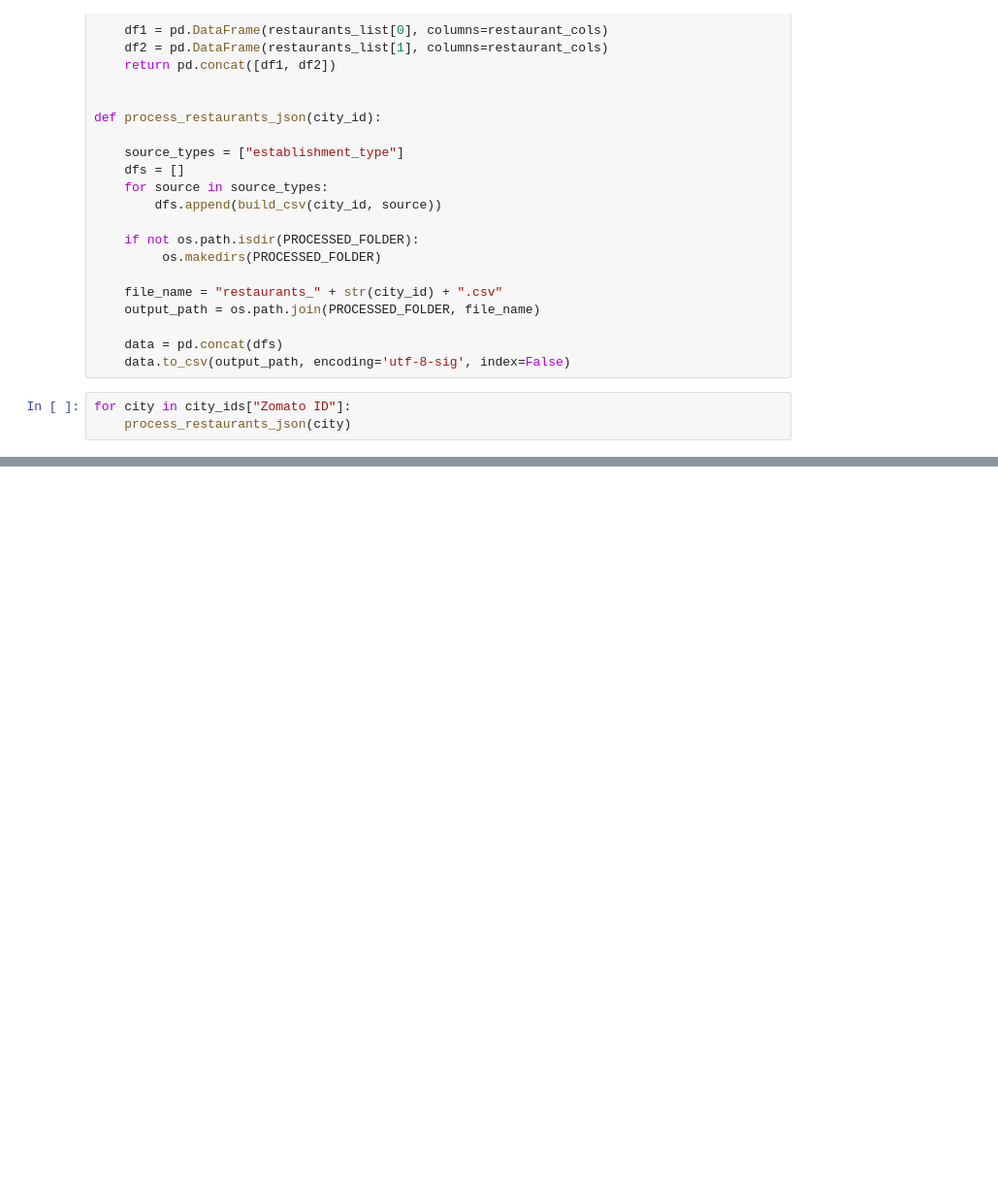
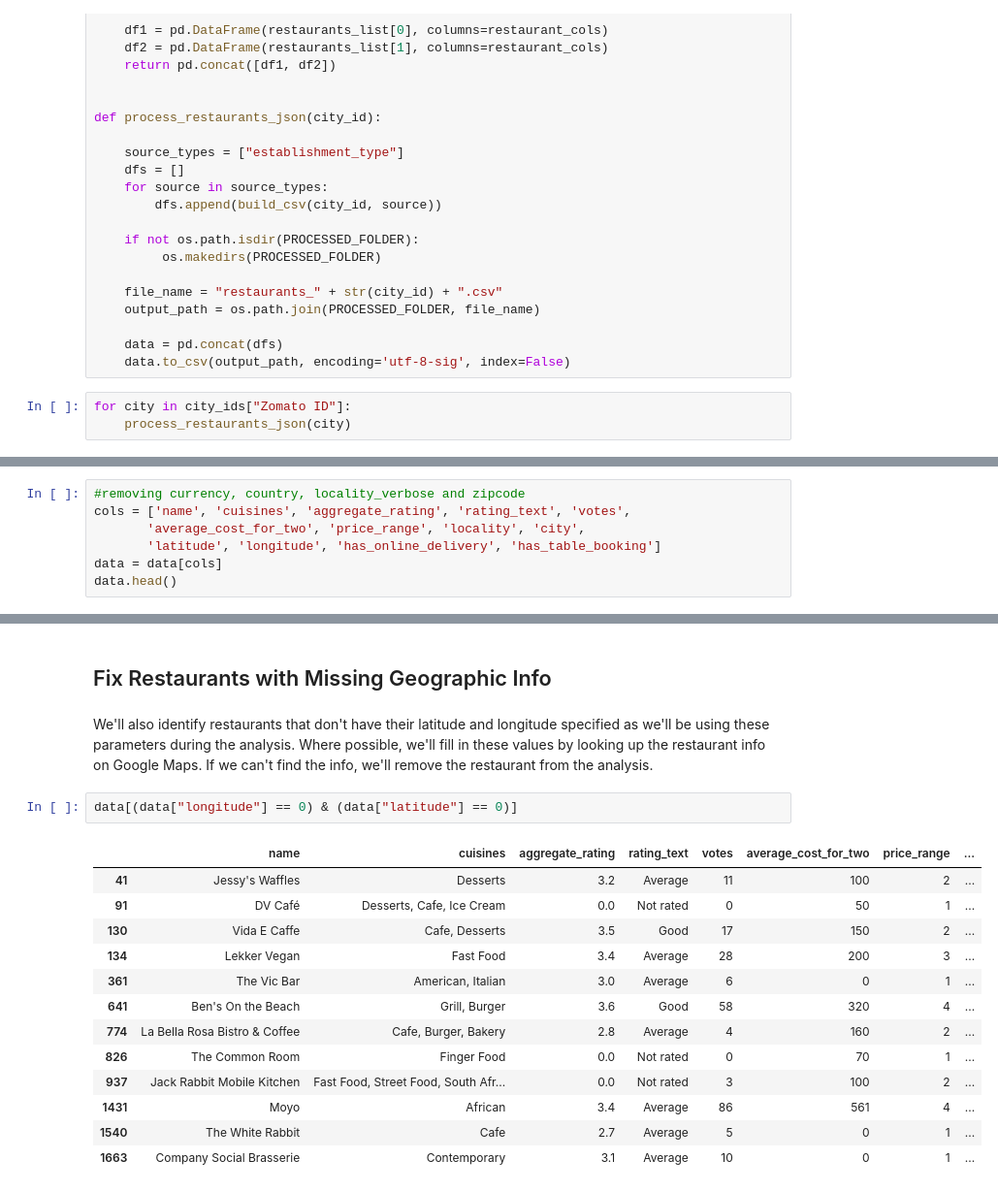
Before and after one commit to dorond/zomato-ct-analysis, a Jupyter notebook: Cape Town Restaurant Analysis using Zomato Data.ipynb, the cells around one changed output, grey strips where cells are left out. Shown: that part at 97% size. Drawn from its saved outputs; the diff is of its cells as text; blank space fills up the shorter version.

```diff
--- a/Cape Town Restaurant Analysis using Zomato Data.ipynb
+++ b/Cape Town Restaurant Analysis using Zomato Data.ipynb
@@ -295,0 +349,7 @@ for city in city_ids["Zomato ID"]:
+# %%
+#removing currency, country, locality_verbose and zipcode
+cols = ['name', 'cuisines', 'aggregate_rating', 'rating_text', 'votes',
+       'average_cost_for_two', 'price_range', 'locality', 'city',
+       'latitude', 'longitude', 'has_online_delivery', 'has_table_booking']
+data = data[cols]
+data.head()
@@ -295,0 +363,20 @@ for city in city_ids["Zomato ID"]:
+# %% [markdown]
+## Fix Restaurants with Missing Geographic Info
+# %% [markdown]
+We'll also identify restaurants that don't have their latitude and longitude specified as we'll be using these parameters during the analysis. Where possible, we'll fill in these values by looking up the restaurant info on Google Maps. If we can't find the info, we'll remove the restaurant from the analysis.
+# %%
+data[(data["longitude"] == 0) & (data["latitude"] == 0)]
+# %% [output]
+|  | name | cuisines | aggregate_rating | rating_text | votes | average_cost_for_two | price_range | ... |
+| 41 | Jessy's Waffles | Desserts | 3.2 | Average | 11 | 100 | 2 | ... |
+| 91 | DV Café | Desserts, Cafe, Ice Cream | 0.0 | Not rated | 0 | 50 | 1 | ... |
+| 130 | Vida E Caffe | Cafe, Desserts | 3.5 | Good | 17 | 150 | 2 | ... |
+| 134 | Lekker Vegan | Fast Food | 3.4 | Average | 28 | 200 | 3 | ... |
+| 361 | The Vic Bar | American, Italian | 3.0 | Average | 6 | 0 | 1 | ... |
+| 641 | Ben's On the Beach | Grill, Burger | 3.6 | Good | 58 | 320 | 4 | ... |
+| 774 | La Bella Rosa Bistro & Coffee | Cafe, Burger, Bakery | 2.8 | Average | 4 | 160 | 2 | ... |
+| 826 | The Common Room | Finger Food | 0.0 | Not rated | 0 | 70 | 1 | ... |
+| 937 | Jack Rabbit Mobile Kitchen | Fast Food, Street Food, South Afr... | 0.0 | Not rated | 3 | 100 | 2 | ... |
+| 1431 | Moyo | African | 3.4 | Average | 86 | 561 | 4 | ... |
+| 1540 | The White Rabbit | Cafe | 2.7 | Average | 5 | 0 | 1 | ... |
+| 1663 | Company Social Brasserie | Contemporary | 3.1 | Average | 10 | 0 | 1 | ... |
```
Also changed, not shown: parts of 46 cells of this notebook, 2 other files.
